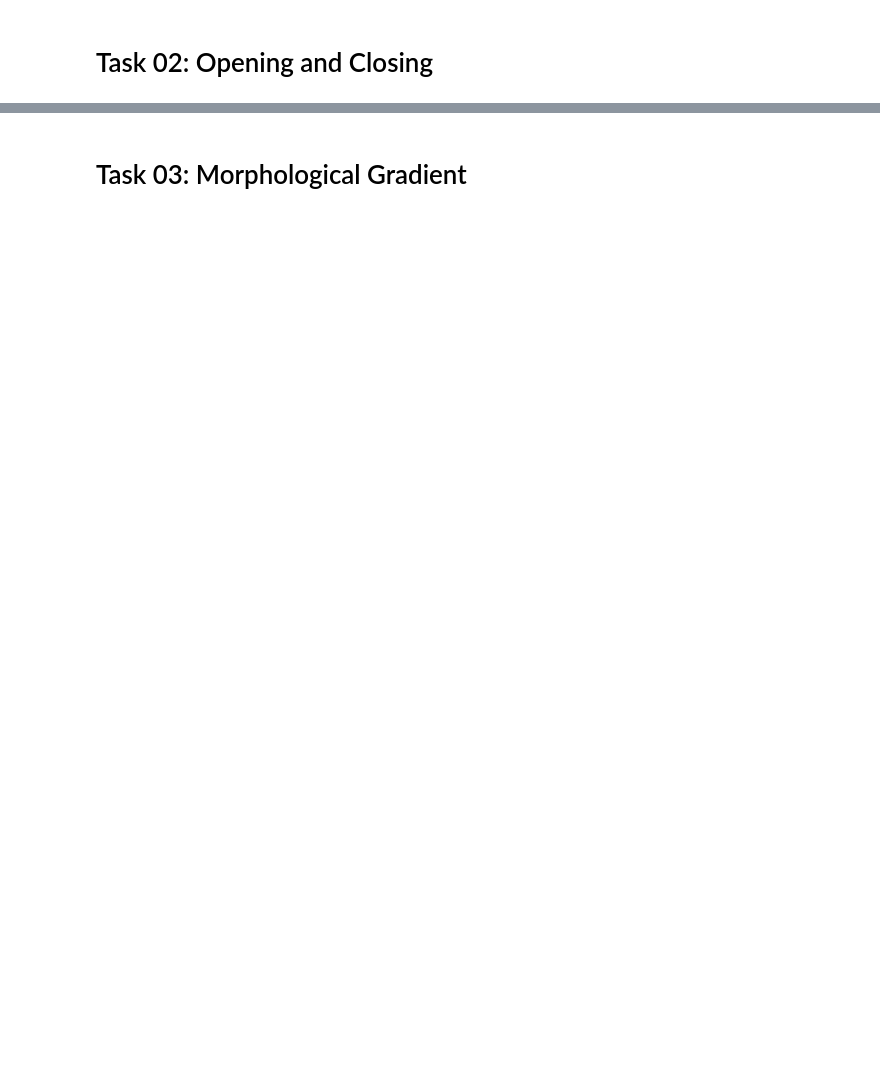
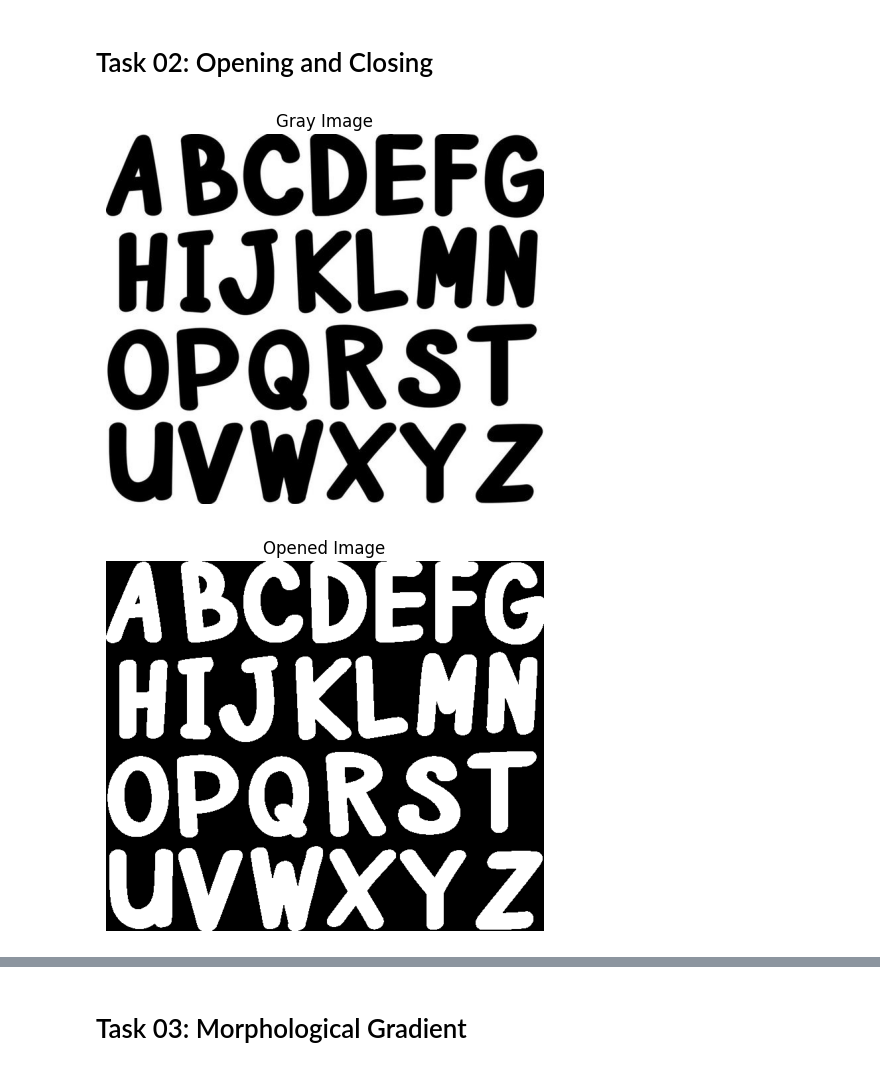
Before and after one commit to hamzahabib2024/Computer_Vision, a Jupyter notebook: Lab_05_morphologicalOperations/Tasks.ipynb, the cells around one changed output, grey strips where cells are left out. Cells and saved outputs as stored; diff of their text form; code cells hidden in the pictures; blank space fills up the shorter version.

```diff
--- a/Lab_05_morphologicalOperations/Tasks.ipynb
+++ b/Lab_05_morphologicalOperations/Tasks.ipynb
@@ -16,2 +60,20 @@ binary_image = cv2.threshold(image_gray, 127, 255, cv2.THRESH_BINARY)[1]
 # %% [markdown]
 # Task 02: Opening and Closing
+# %%
+image = cv2.imread("E:\\vs code\\git\\Computer Vision\\alphabet_pic.jpg")
+image_gray = cv2.cvtColor(image, cv2.COLOR_BGR2GRAY)
+binary_image = cv2.threshold(image_gray, 127, 255, cv2.THRESH_BINARY)[1]
+kernal = np.ones((3, 3), np.uint8)
+inverted_binary_image = cv2.bitwise_not(binary_image)
+opened_image = cv2.morphologyEx(inverted_binary_image, cv2.MORPH_OPEN, kernal)
+closed_image = cv2.morphologyEx(inverted_binary_image, cv2.MORPH_CLOSE, kernal)
+
+plt.imshow(image_gray, cmap='gray'), plt.title("Gray Image"), plt.axis('off')
+plt.show()
+plt.imshow(opened_image, cmap='gray'), plt.title("Opened Image"), plt.axis('off')
+plt.show()
+plt.imshow(closed_image, cmap='gray'), plt.title("Closed Image"), plt.axis('off')
+plt.show()
+# %% [output]
+[figure, added]
+[figure, added]
```
Also changed, not shown: parts of 5 cells of this notebook.
